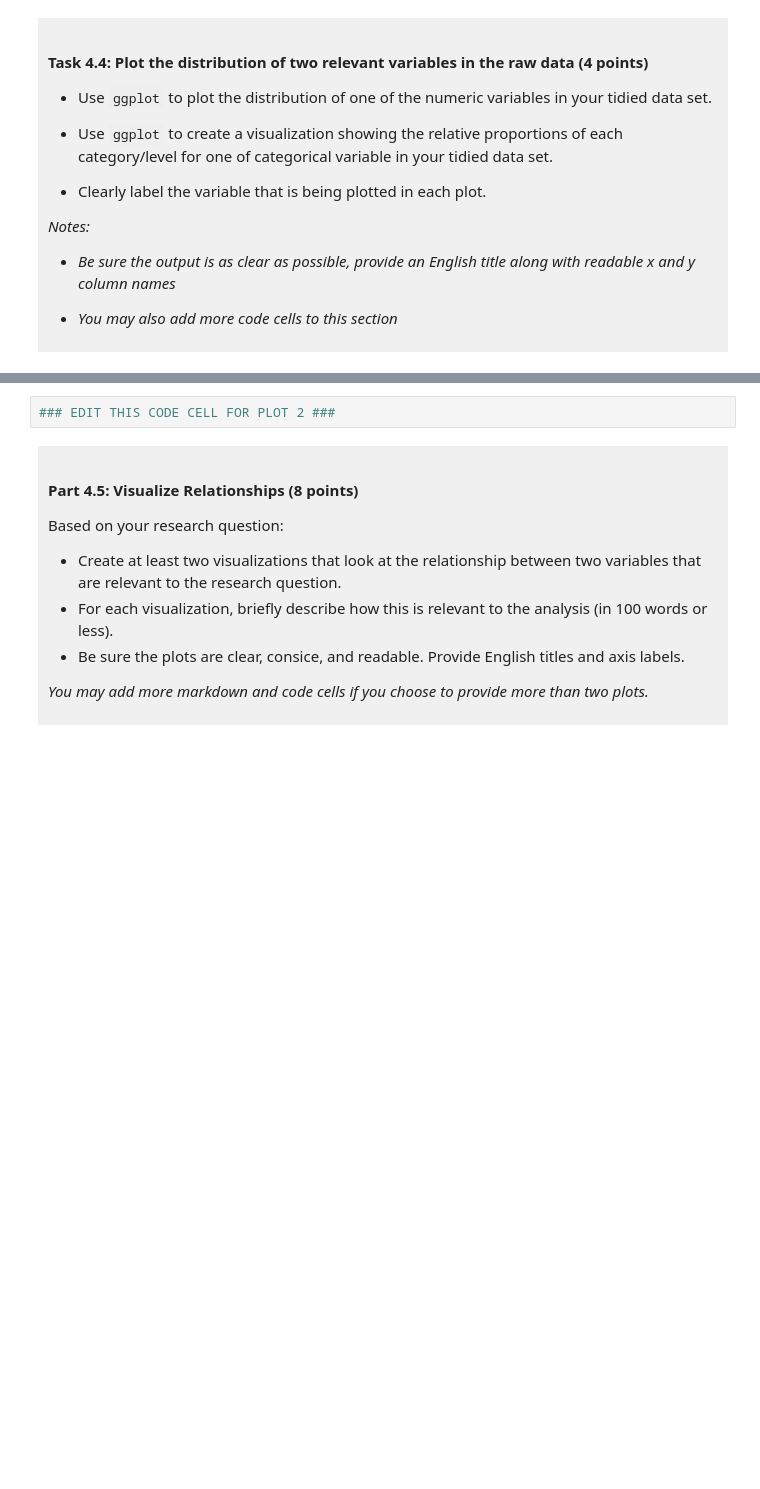
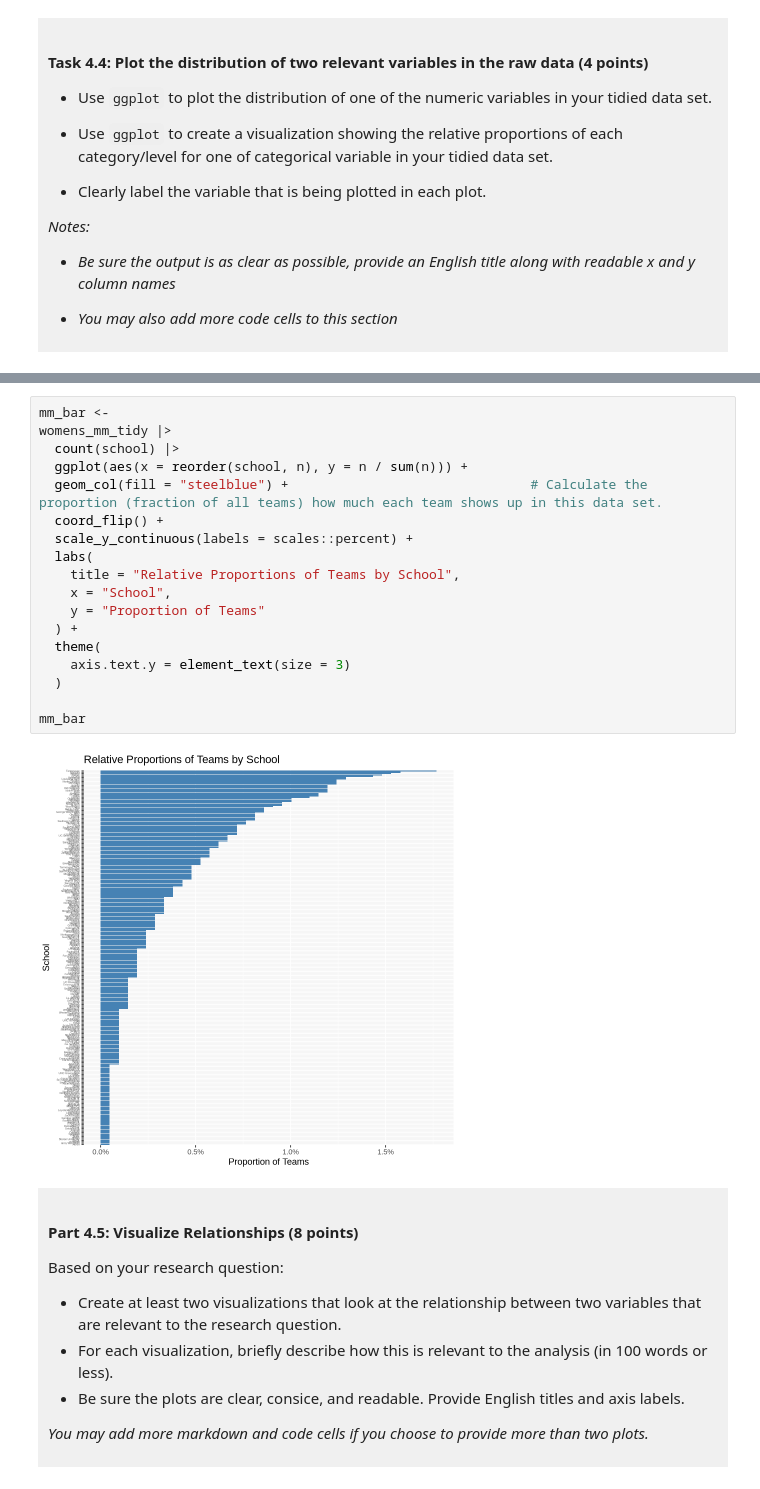
Before and after one commit to CrazyAligator92/dsci-100-project-mobin-javadi, a Jupyter notebook: dsci-100-project-notebook.ipynb, the cells around one changed output, grey strips where cells are left out. Saved outputs shown, nothing was run; the diff lists cells and outputs as text; blank space fills up the shorter version.

```diff
--- a/dsci-100-project-notebook.ipynb
+++ b/dsci-100-project-notebook.ipynb
@@ -293,5 +376,23 @@ You will refine your research question (if needed) and produce a tidy data set.
 # %%
-### EDIT THIS CODE CELL FOR PLOT 2 ###
+mm_bar <-
+womens_mm_tidy |>
+  count(school) |>
+  ggplot(aes(x = reorder(school, n), y = n / sum(n))) +
+  geom_col(fill = "steelblue") +                               # Calculate the proportion (fraction of all teams) how much each team shows up in this data set.
+  coord_flip() +
+  scale_y_continuous(labels = scales::percent) +
+  labs(
+    title = "Relative Proportions of Teams by School",
+    x = "School",
+    y = "Proportion of Teams"
+  ) +
+  theme(
+    axis.text.y = element_text(size = 3)
+  )
+
+mm_bar
+# %% [output]
+[figure, added]
 # %% [markdown]
 <div style="background-color: #f0f0f0; padding: 10px;">
 
```
Also changed, not shown: parts of 11 cells of this notebook.
